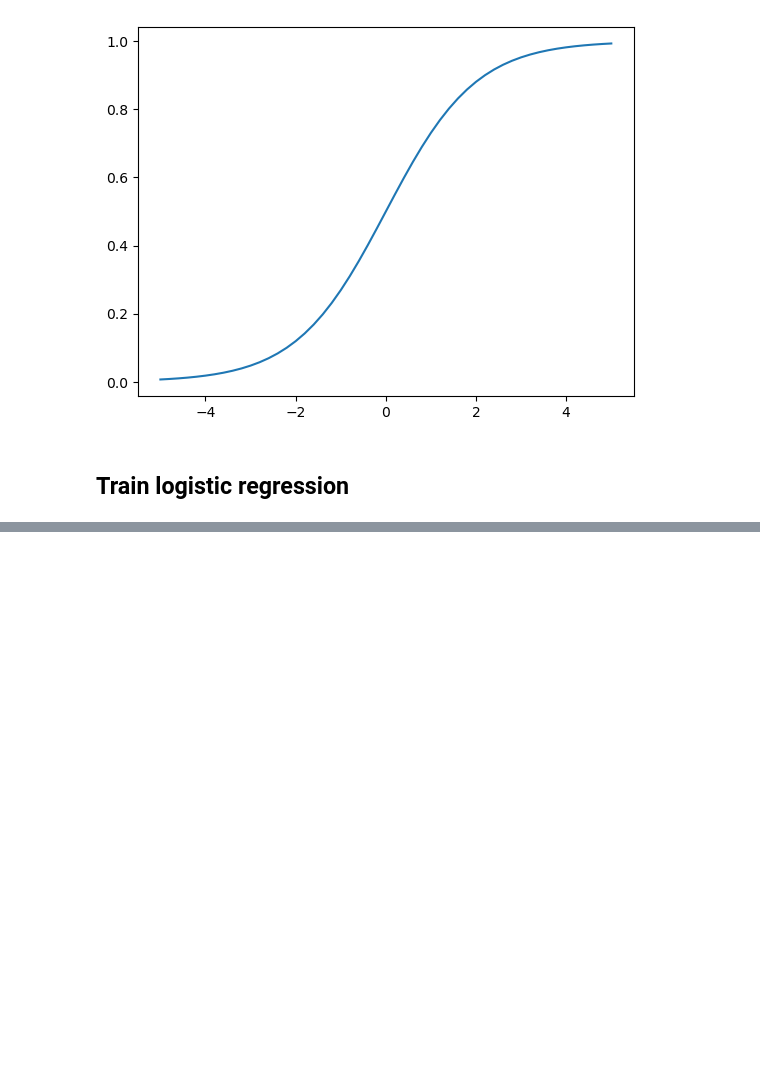
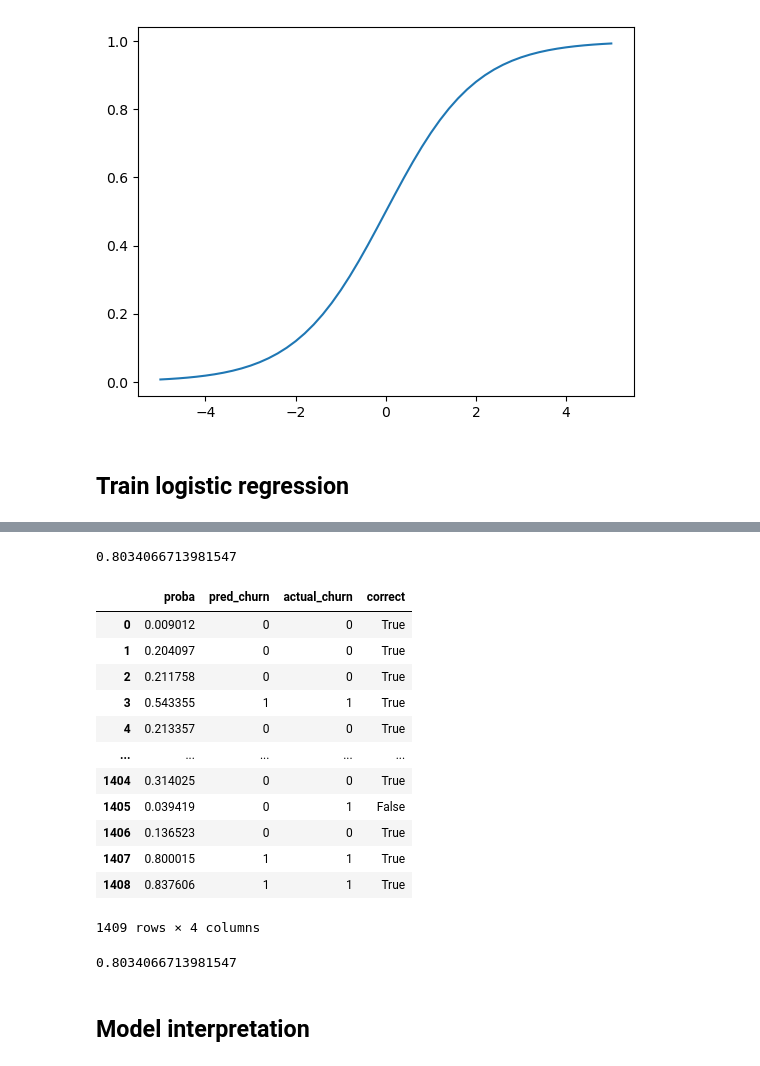
Before and after one commit to Hisokratch101/homework, a Jupyter notebook: 03-classification/classification.ipynb, the cells around one changed output, grey strips where cells are left out. Saved outputs shown, nothing was run; the diff lists cells and outputs as text; code cells hidden in the pictures; blank space fills up the shorter version.

```diff
--- a/03-classification/classification.ipynb
+++ b/03-classification/classification.ipynb
@@ -450,0 +453,3 @@ def logistic_regression(xi):
+# %%
+model = LogisticRegression()
+model.fit(X_train,y_train)
@@ -450,0 +497,36 @@ def logistic_regression(xi):
+# %%
+y_pred = model.predict_proba(X_val)[:,1]
+# %%
+churn_decision = (y_pred >= 0.5)
+# %%
+(y_val == churn_decision).mean()
+# %% [output]
+0.8034066713981547
+# %%
+df_pred = pd.DataFrame()
+df_pred['proba'] = y_pred
+df_pred['pred_churn'] = churn_decision.astype(int)
+df_pred['actual_churn'] = y_val
+df_pred['correct'] = df_pred.pred_churn == df_pred.actual_churn
+# %%
+df_pred
+# %% [output]
+|  | proba | pred_churn | actual_churn | correct |
+| 0 | 0.009012 | 0 | 0 | True |
+| 1 | 0.204097 | 0 | 0 | True |
+| 2 | 0.211758 | 0 | 0 | True |
+| 3 | 0.543355 | 1 | 1 | True |
+| 4 | 0.213357 | 0 | 0 | True |
+| ... | ... | ... | ... | ... |
+| 1404 | 0.314025 | 0 | 0 | True |
+| 1405 | 0.039419 | 0 | 1 | False |
+| 1406 | 0.136523 | 0 | 0 | True |
+| 1407 | 0.800015 | 1 | 1 | True |
+| 1408 | 0.837606 | 1 | 1 | True |
+1409 rows × 4 columns
+# %%
+df_pred.correct.mean()
+# %% [output]
+0.8034066713981547
+# %% [markdown]
+## Model interpretation
```
Also changed, not shown: parts of 27 cells of this notebook.
